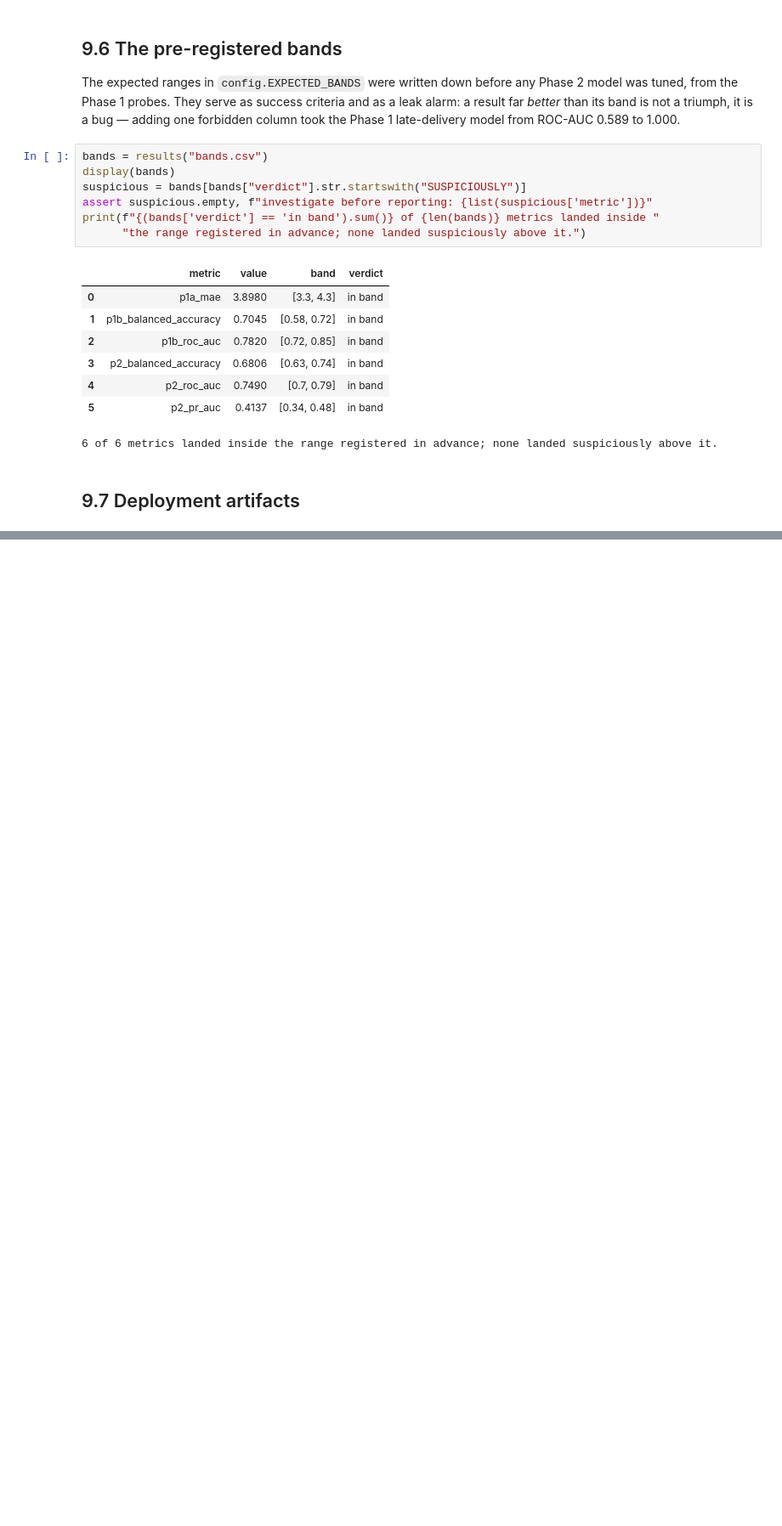
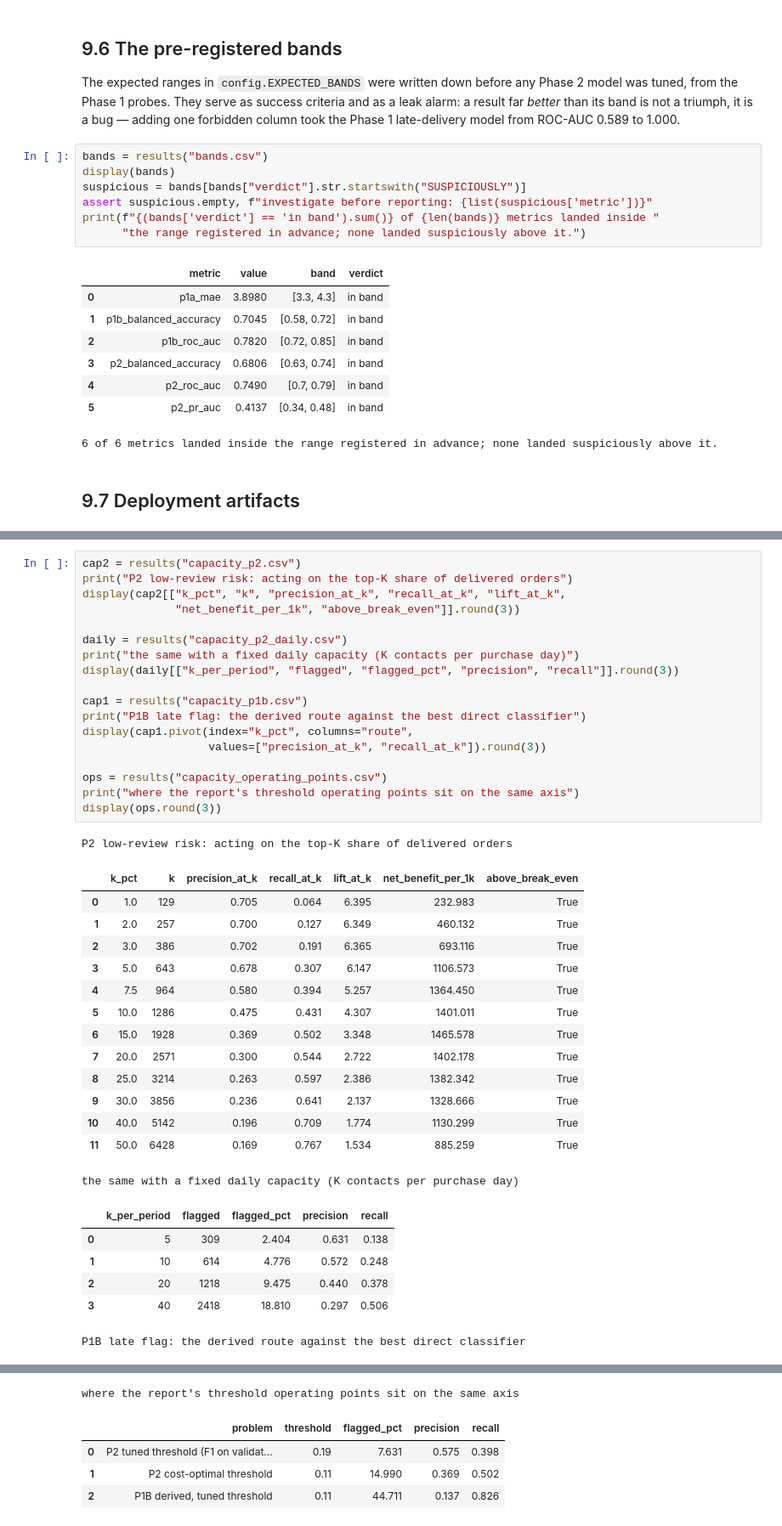
Before and after one commit to gengyuzccc-cell/Team10_IT5006_Ecommerce_Analytics_AY2627Sem1, a Jupyter notebook: notebooks/09_selection_ensembles_interpretation.ipynb, the cells around one changed output, grey strips where cells are left out. Shown at 85% size. Cells and saved outputs as stored; diff of their text form; blank space fills up the shorter version.

```diff
--- a/notebooks/09_selection_ensembles_interpretation.ipynb
+++ b/notebooks/09_selection_ensembles_interpretation.ipynb
@@ -333,0 +345,40 @@ round-trip check: reload each model and re-score the test window
+# %%
+cap2 = results("capacity_p2.csv")
+print("P2 low-review risk: acting on the top-K share of delivered orders")
+display(cap2[["k_pct", "k", "precision_at_k", "recall_at_k", "lift_at_k",
+              "net_benefit_per_1k", "above_break_even"]].round(3))
+
+daily = results("capacity_p2_daily.csv")
+print("the same with a fixed daily capacity (K contacts per purchase day)")
+display(daily[["k_per_period", "flagged", "flagged_pct", "precision", "recall"]].round(3))
+
+cap1 = results("capacity_p1b.csv")
+print("P1B late flag: the derived route against the best direct classifier")
+display(cap1.pivot(index="k_pct", columns="route",
+                   values=["precision_at_k", "recall_at_k"]).round(3))
+
+ops = results("capacity_operating_points.csv")
+print("where the report's threshold operating points sit on the same axis")
+display(ops.round(3))
+# %% [output]
+P2 low-review risk: acting on the top-K share of delivered orders
+|  | k_pct | k | precision_at_k | recall_at_k | lift_at_k | net_benefit_per_1k | above_break_even |
+| 0 | 1.0 | 129 | 0.705 | 0.064 | 6.395 | 232.983 | True |
+| 1 | 2.0 | 257 | 0.700 | 0.127 | 6.349 | 460.132 | True |
+| 2 | 3.0 | 386 | 0.702 | 0.191 | 6.365 | 693.116 | True |
+| 3 | 5.0 | 643 | 0.678 | 0.307 | 6.147 | 1106.573 | True |
+| 4 | 7.5 | 964 | 0.580 | 0.394 | 5.257 | 1364.450 | True |
+| 5 | 10.0 | 1286 | 0.475 | 0.431 | 4.307 | 1401.011 | True |
+| 6 | 15.0 | 1928 | 0.369 | 0.502 | 3.348 | 1465.578 | True |
+| 7 | 20.0 | 2571 | 0.300 | 0.544 | 2.722 | 1402.178 | True |
+| 8 | 25.0 | 3214 | 0.263 | 0.597 | 2.386 | 1382.342 | True |
+| 9 | 30.0 | 3856 | 0.236 | 0.641 | 2.137 | 1328.666 | True |
+| 10 | 40.0 | 5142 | 0.196 | 0.709 | 1.774 | 1130.299 | True |
+| 11 | 50.0 | 6428 | 0.169 | 0.767 | 1.534 | 885.259 | True |
+the same with a fixed daily capacity (K contacts per purchase day)
+|  | k_per_period | flagged | flagged_pct | precision | recall |
+| 0 | 5 | 309 | 2.404 | 0.631 | 0.138 |
+| 1 | 10 | 614 | 4.776 | 0.572 | 0.248 |
+| 2 | 20 | 1218 | 9.475 | 0.440 | 0.378 |
+| 3 | 40 | 2418 | 18.810 | 0.297 | 0.506 |
+P1B late flag: the derived route against the best direct classifier
@@ -333,0 +400,5 @@ round-trip check: reload each model and re-score the test window
+where the report's threshold operating points sit on the same axis
+|  | problem | threshold | flagged_pct | precision | recall |
+| 0 | P2 tuned threshold (F1 on validat... | 0.19 | 7.631 | 0.575 | 0.398 |
+| 1 | P2 cost-optimal threshold | 0.11 | 14.990 | 0.369 | 0.502 |
+| 2 | P1B derived, tuned threshold | 0.11 | 44.711 | 0.137 | 0.826 |
```
Also changed, not shown: parts of 4 cells of this notebook, 8 other files.
